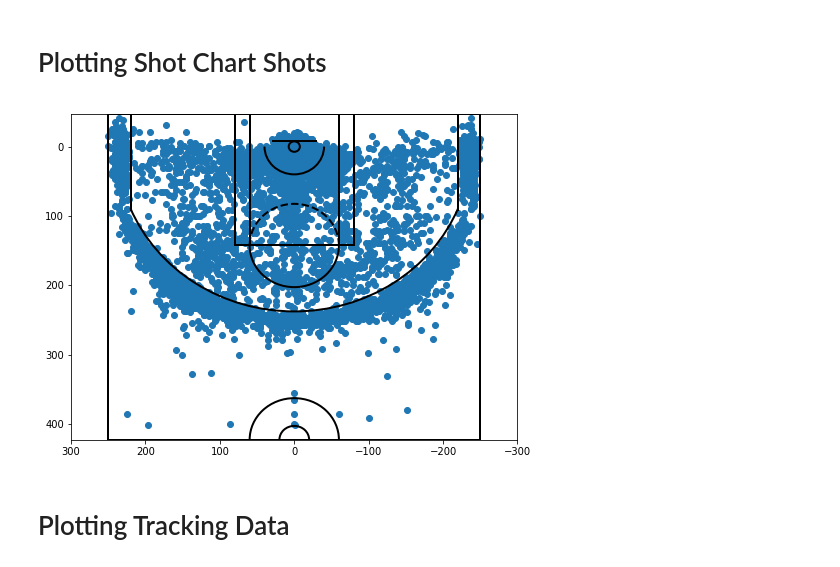
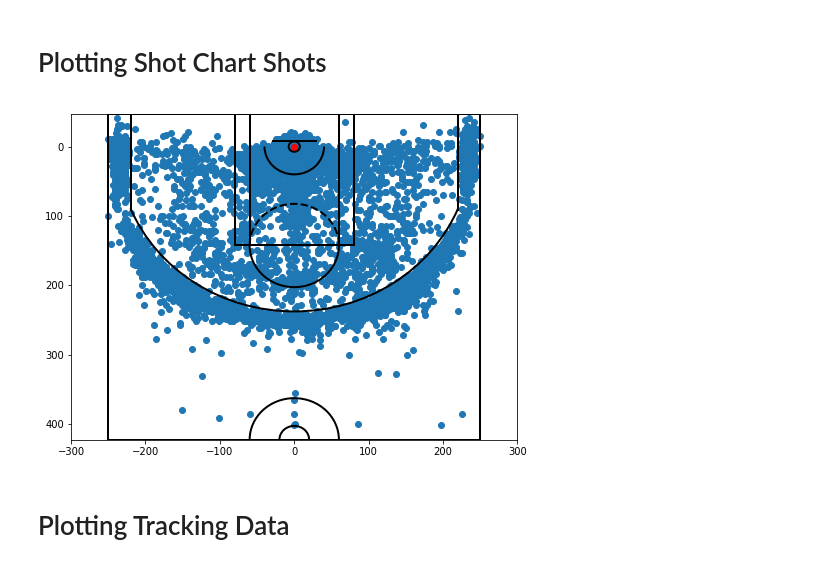
Before and after one commit to hzblacksmith/NBA_Possession_Optimizer, a Jupyter notebook: Plotting.ipynb, the cells around one changed output. Drawn from its saved outputs; the diff is of its cells as text; code cells hidden in the pictures.

```diff
--- a/Plotting.ipynb
+++ b/Plotting.ipynb
@@ -83,13 +83,14 @@ def draw_court(ax=None, color='black', lw=2, outer_lines=False):
 # %%
 plt.figure(figsize=(8,6))
 plt.scatter(bos_shots.LOC_X, bos_shots.LOC_Y)
+plt.scatter(0,0,color='red')
 draw_court(outer_lines=True)
 # Descending values along the axis from left to right
-plt.xlim(300,-300)
+plt.xlim(-300,300)
 plt.ylim(422.5, -47.5)
 plt.show()
 # %% [output]
-[figure, old version]
+[figure, new version]
 # %% [markdown]
 # Plotting Tracking Data
 # %%
```
Also changed, not shown: parts of 8 cells of this notebook.
